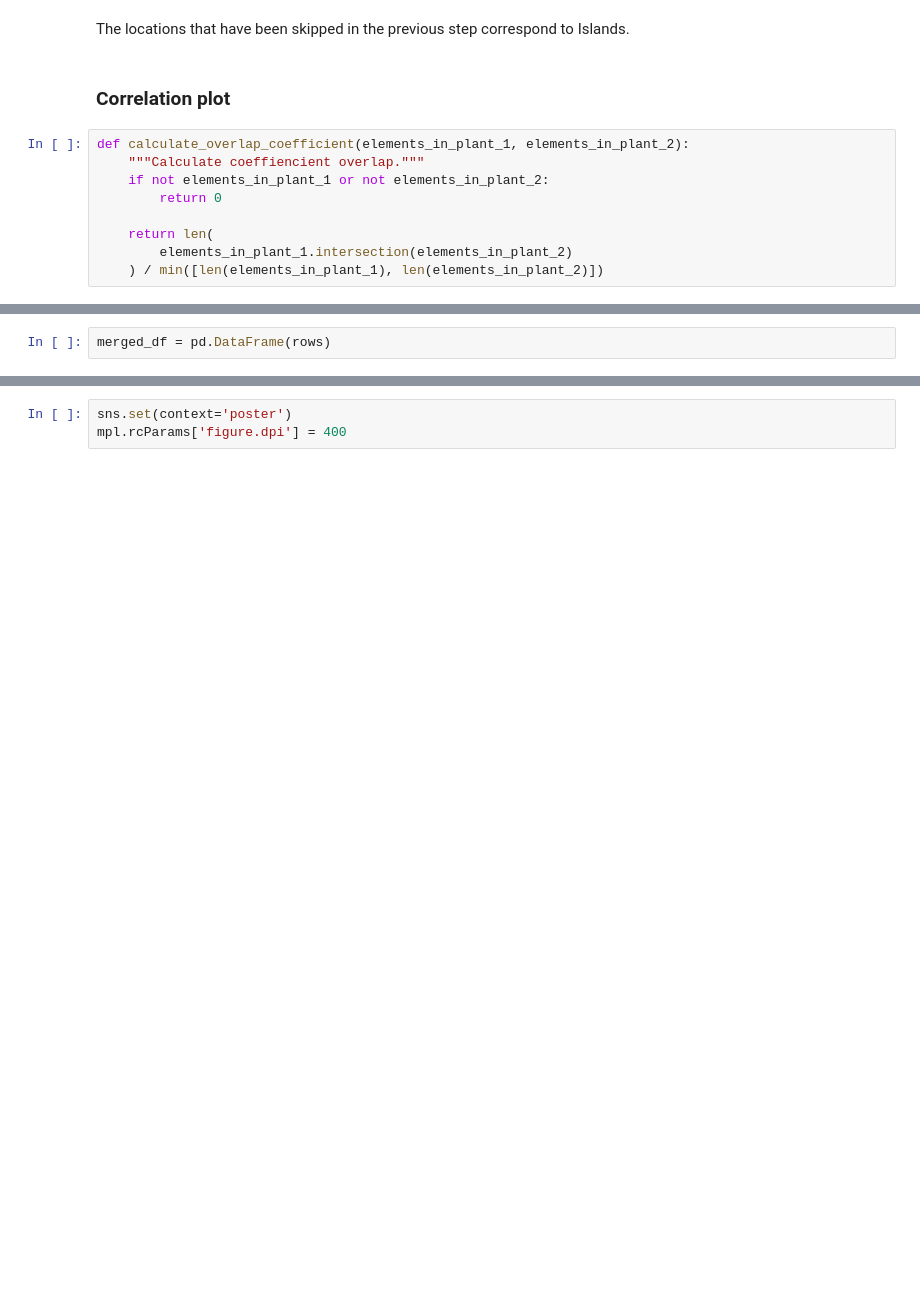
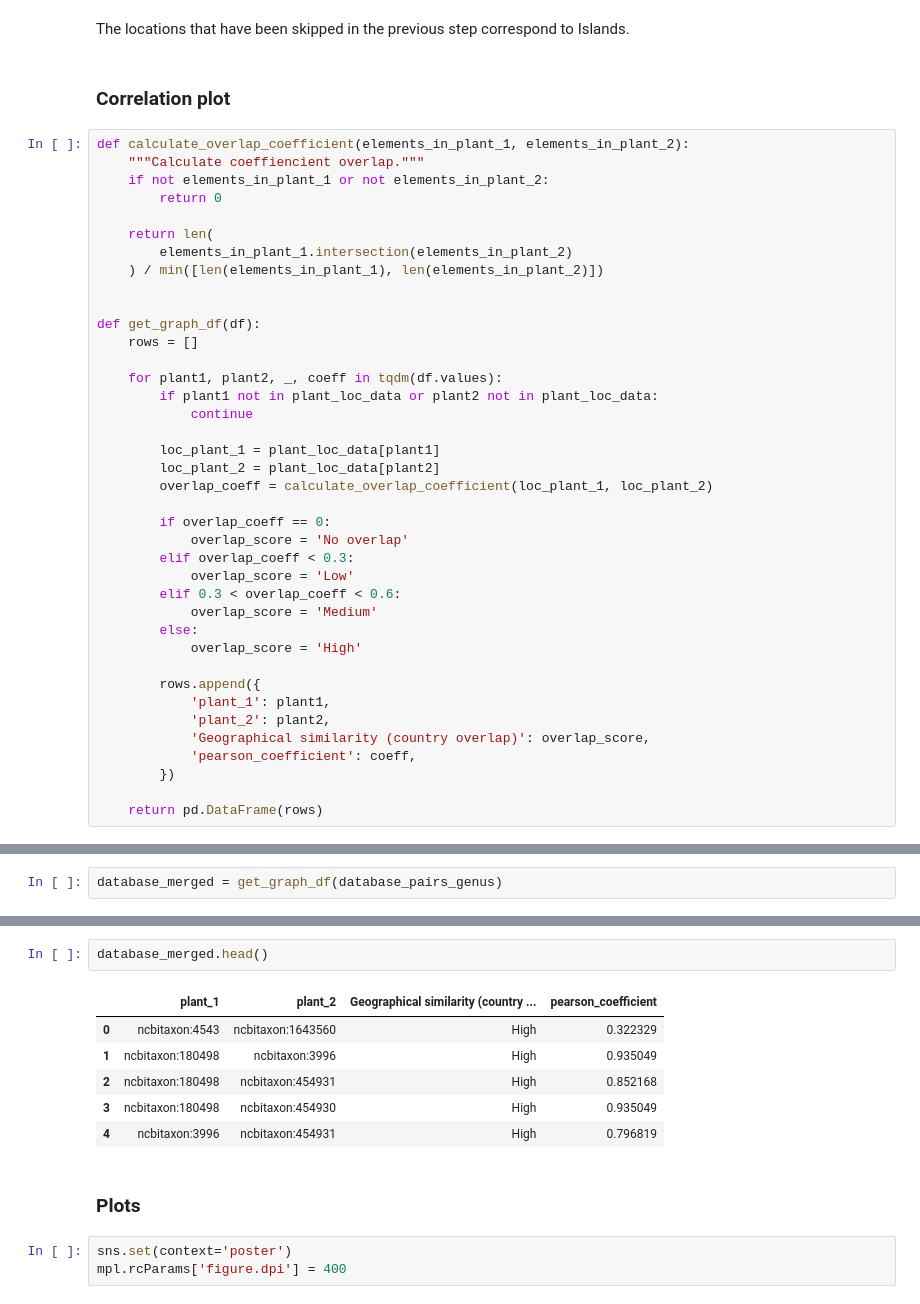
Before and after one commit to enveda/ethnobotany, a Jupyter notebook: notebooks/3_plant_location_plot.ipynb, the cells around one changed output, grey strips where cells are left out. Cells and saved outputs as stored; diff of their text form; blank space fills up the shorter version.

```diff
--- a/notebooks/3_plant_location_plot.ipynb
+++ b/notebooks/3_plant_location_plot.ipynb
@@ -120,4 +128,34 @@ def calculate_overlap_coefficient(elements_in_plant_1, elements_in_plant_2):
     return len(
         elements_in_plant_1.intersection(elements_in_plant_2)
     ) / min([len(elements_in_plant_1), len(elements_in_plant_2)])
+
+
+def get_graph_df(df):
+    rows = []
+
+    for plant1, plant2, _, coeff in tqdm(df.values):
+        if plant1 not in plant_loc_data or plant2 not in plant_loc_data:
+            continue
+
+        loc_plant_1 = plant_loc_data[plant1]
+        loc_plant_2 = plant_loc_data[plant2]
+        overlap_coeff = calculate_overlap_coefficient(loc_plant_1, loc_plant_2)
+
+        if overlap_coeff == 0:
+            overlap_score = 'No overlap'
+        elif overlap_coeff < 0.3:
+            overlap_score = 'Low'
+        elif 0.3 < overlap_coeff < 0.6:
+            overlap_score = 'Medium'
+        else:
+            overlap_score = 'High'
+
+        rows.append({
+            'plant_1': plant1,
+            'plant_2': plant2,
+            'Geographical similarity (country overlap)': overlap_score,
+            'pearson_coefficient': coeff,
+        })
+
+    return pd.DataFrame(rows)
 # %%
@@ -149,2 +163,2 @@ for plant1, plant2, _, coeff in tqdm(literature_pairs_genus.values):
 # %%
-merged_df = pd.DataFrame(rows)
+database_merged = get_graph_df(database_pairs_genus)
@@ -151,3 +174,14 @@ merged_df = pd.DataFrame(rows)
+# %%
+database_merged.head()
+# %% [output]
+|  | plant_1 | plant_2 | Geographical similarity (country ... | pearson_coefficient |
+| 0 | ncbitaxon:4543 | ncbitaxon:1643560 | High | 0.322329 |
+| 1 | ncbitaxon:180498 | ncbitaxon:3996 | High | 0.935049 |
+| 2 | ncbitaxon:180498 | ncbitaxon:454931 | High | 0.852168 |
+| 3 | ncbitaxon:180498 | ncbitaxon:454930 | High | 0.935049 |
+| 4 | ncbitaxon:3996 | ncbitaxon:454931 | High | 0.796819 |
+# %% [markdown]
+### Plots
 # %%
 sns.set(context='poster')
 mpl.rcParams['figure.dpi'] = 400
```
Also changed, not shown: parts of 16 cells of this notebook.
